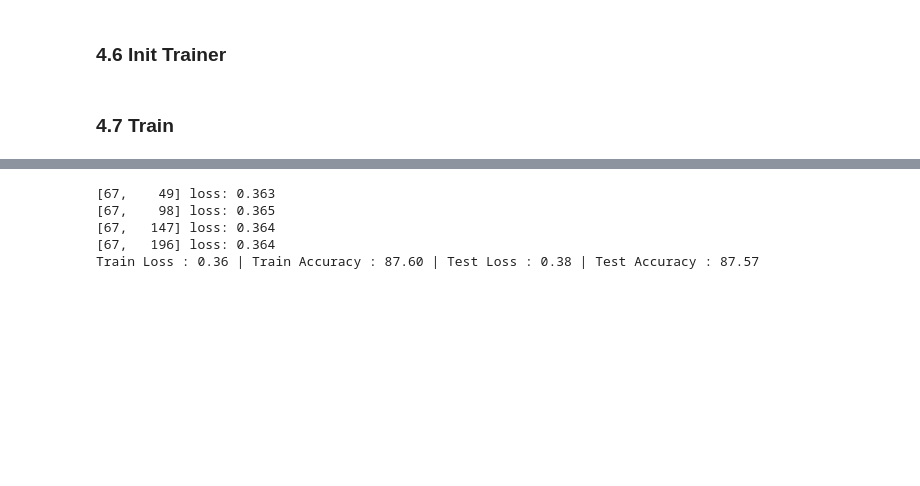
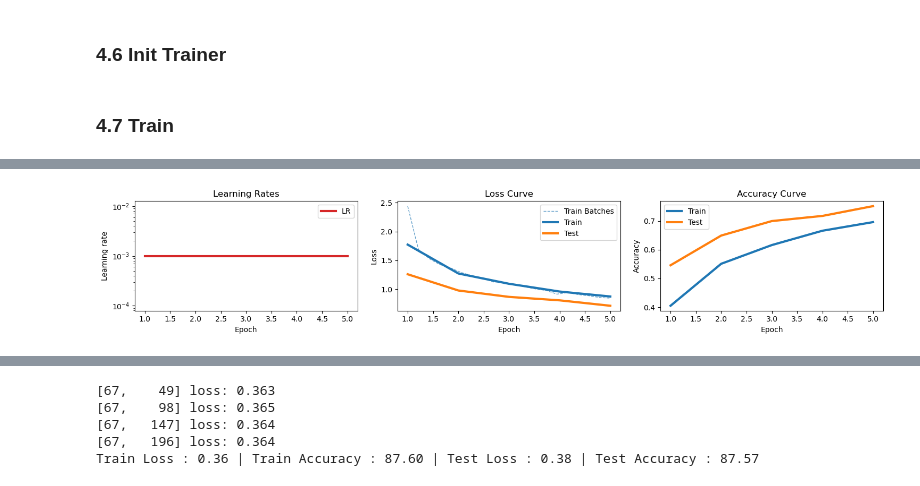
Before and after one commit to Ataago-AI/NN-Deep-Learning, a Jupyter notebook: assignment/NN_DL_Assignment_1.ipynb, the cells around one changed output, grey strips where cells are left out. Saved outputs shown, nothing was run; the diff lists cells and outputs as text; code cells hidden in the pictures; blank space fills up the shorter version.

```diff
--- a/assignment/NN_DL_Assignment_1.ipynb
+++ b/assignment/NN_DL_Assignment_1.ipynb
@@ -842,7 +743,7 @@ visualise_lr(scheduler=init_scheduler(optimizer=optimizer, lr=LR, scheduler_name
 # %% [markdown]
 ### 4.5 Init Scheduler
 # %%
-scheduler = init_scheduler(optimizer=optimizer, lr=LR, scheduler_name="one_cycle_scheduler")
+scheduler = init_scheduler(optimizer=optimizer, lr=LR, scheduler_name="reduce_on_plateau_scheduler")
 # %% [markdown]
 ### 4.6 Init Trainer
 # %%
@@ -865,3 +766,7 @@ trainer = Trainer(
 )
 # %% [markdown]
 ### 4.7 Train
+# %%
+trainer.train(epochs=5, use_gpu=USE_GPU, grad_clip=0.1)
+trainer.plot()
+# %% [output]
@@ -867,0 +799 @@ trainer = Trainer(
+[figure, added]
```
Also changed, not shown: parts of 22 cells of this notebook.
